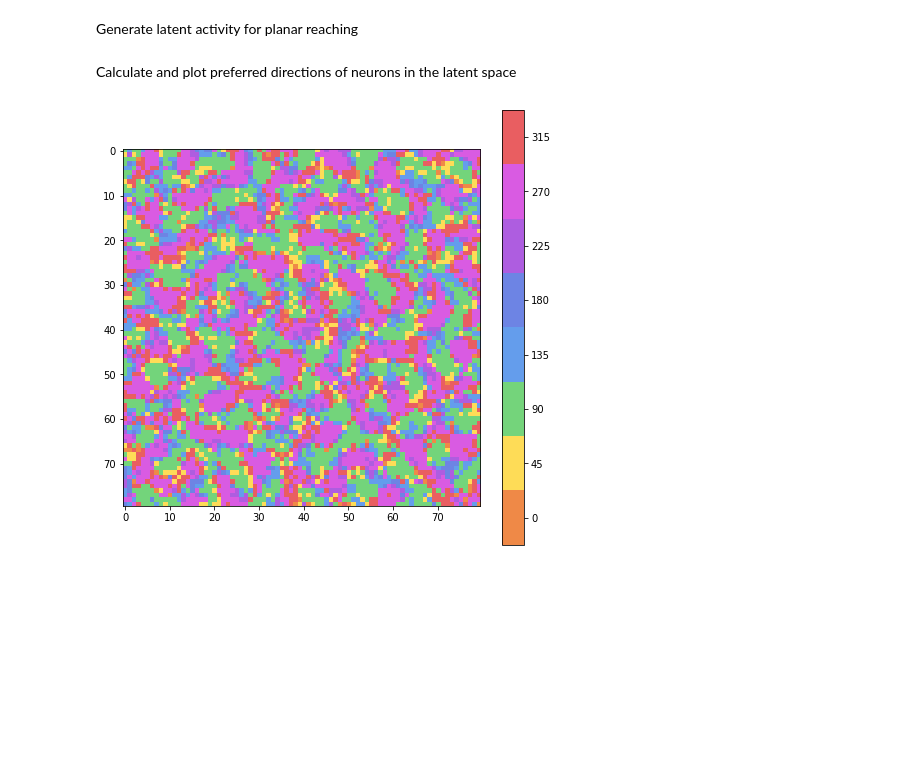
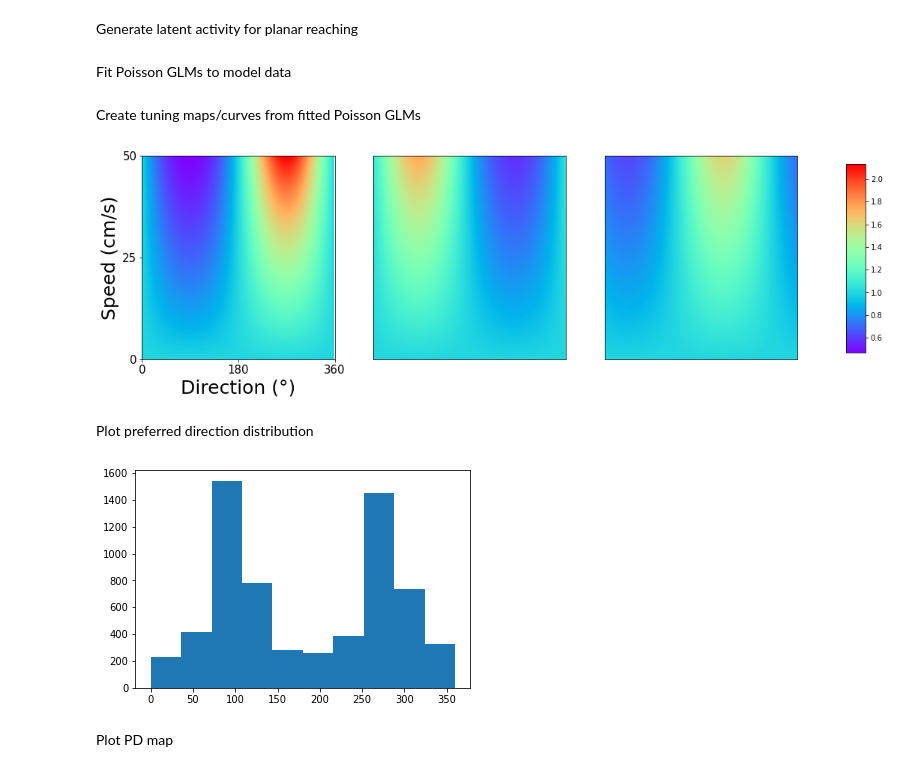
Before and after one commit to maxdgrogan/topographic-vae, a Jupyter notebook: tutorial.ipynb, the cells around one changed output. Saved outputs shown, nothing was run; the diff lists cells and outputs as text; code cells hidden in the pictures; blank space fills up the shorter version.

```diff
--- a/tutorial.ipynb
+++ b/tutorial.ipynb
@@ -300,14 +307,9 @@ with torch.no_grad():
     latent_activity = torch.vstack(
         [model.forward(batch)[1].squeeze().cpu() for batch in dataloader]
     )
-# %% [markdown]
-Calculate and plot preferred directions of neurons in the latent space
+# %% [markdown]
+Fit Poisson GLMs to model data
 # %%
-# PD calculation function
-get_PD = (
-    lambda beta: (np.arctan2(beta[1], beta[0]) % (2 * np.pi)) * 180 / np.pi
-)
-
 # Adjust angle bounds to [0,360]
 correct_angle = lambda angle: angle if angle > 0 else 360 + angle
 
@@ -323,11 +325,19 @@ with h5py.File("data/kinematic/planar/planar_data.h5", "r") as file:
 model_glm = MultiOutputRegressor(
     PoissonRegressor(fit_intercept=False), n_jobs=-1
 ).fit(endpoint_data, latent_activity)
-
-# Calculate preferred directions for each neuron in the model
-PDs = [get_PD(model_glm.estimators_[i].coef_) for i in range(latent_activity.shape[1])]
-
-# Plot map of preferred directions across the latent space
-plot_PD_map(PDs)
-# %% [output]
-[figure, removed]
+# %% [markdown]
+Create tuning maps/curves from fitted Poisson GLMs
+# %%
+# Simulate endpoint velocities uniformly distributed across all possible angles of centre out reach directions (theta)
+# at various velocities (r)
+endpoint_velocities = np.array([pol2cart(r, theta) for r in range(51) for theta in range(360)])
+
+# Predict neurons responses to these velocities w/ the GLM
+tuning_map = model_glm.predict(endpoint_velocities)
+# %%
+# Plot tuning maps examples (choose neuron indexes to plot with indexes arg)
+plot_tuning_maps(tuning_map, idxs=[1000, 3000, 6000])
+# %% [output]
+[figure, added]
+# %% [markdown]
+Plot preferred direction distribution
@@ -333,0 +352,7 @@ plot_PD_map(PDs)
+# %%
+# Plot Preferred direction distribution
+plt.hist(PDs);
+# %% [output]
+[figure, added]
+# %% [markdown]
+Plot PD map
```
Also changed, not shown: parts of 6 cells of this notebook, 1 other file.
